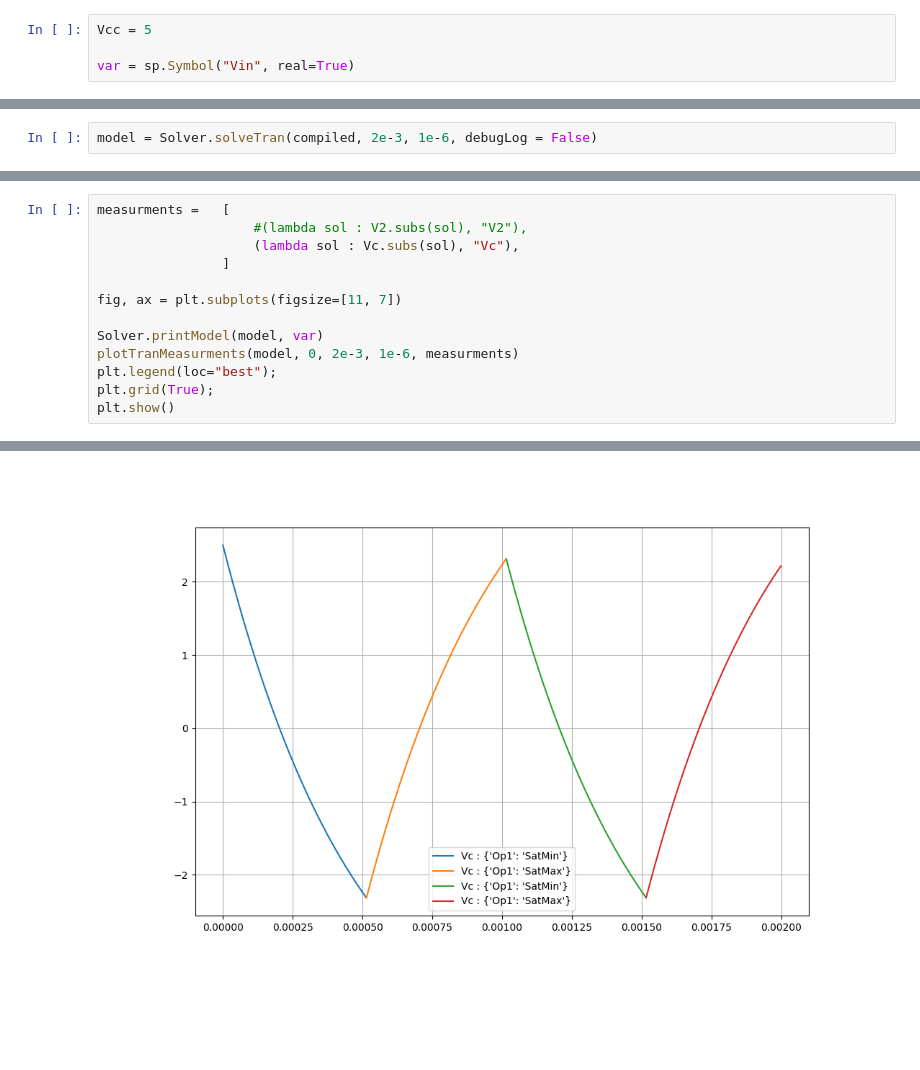
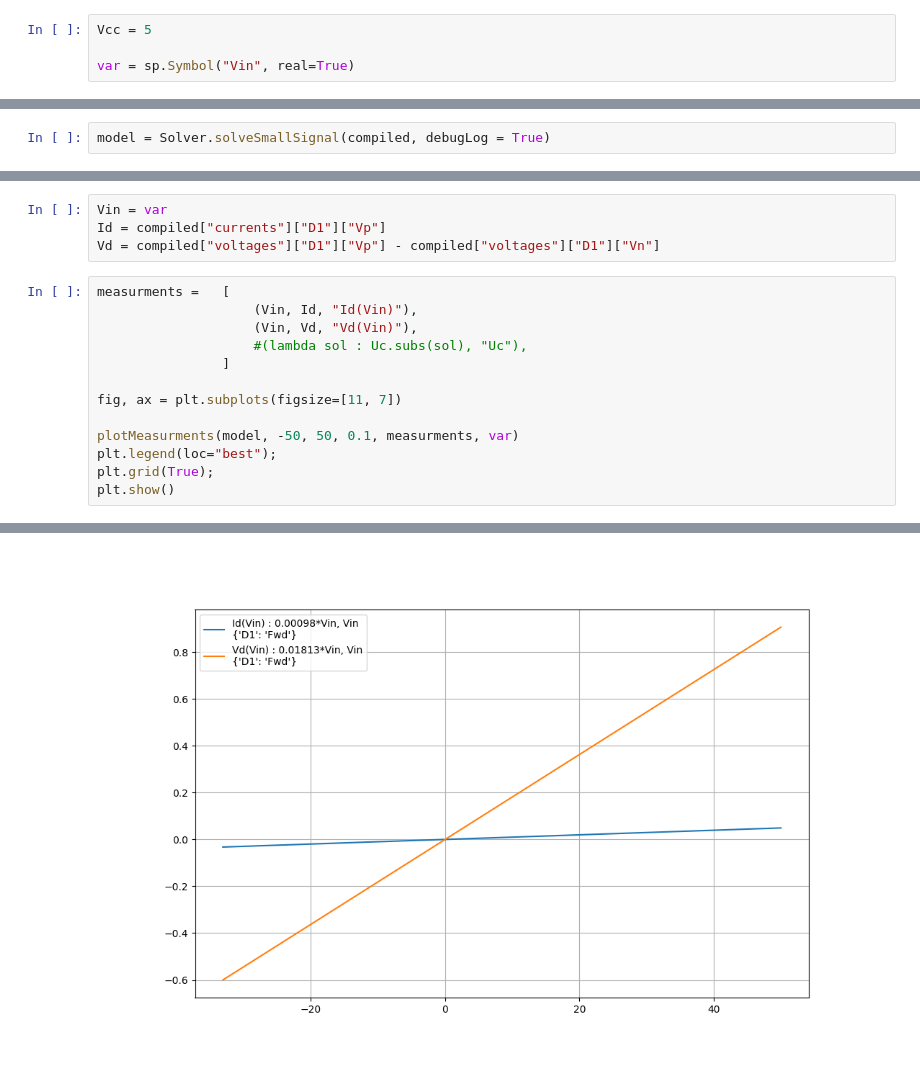
Before and after one commit to Baby1991/Symbolic-Spice, a Jupyter notebook: main.ipynb, the cells around one changed output, grey strips where cells are left out. Drawn from its saved outputs; the diff is of its cells as text; blank space fills up the shorter version.

```diff
--- a/main.ipynb
+++ b/main.ipynb
@@ -41,4 +82,4 @@ Solver.setMain("multivibrator")
 compiled = Solver.compile()
 # %%
-model = Solver.solveTran(compiled, 2e-3, 1e-6, debugLog = False)
+model = Solver.solveSmallSignal(compiled, debugLog = True)
 # %% [output]
@@ -60,13 +110,17 @@ Vc = compiled["nodes"]["Vc"]
+# %%
+Vin = var
+Id = compiled["currents"]["D1"]["Vp"]
+Vd = compiled["voltages"]["D1"]["Vp"] - compiled["voltages"]["D1"]["Vn"]
 # %%
 measurments =   [
-                    #(lambda sol : V2.subs(sol), "V2"),
-                    (lambda sol : Vc.subs(sol), "Vc"),
+                    (Vin, Id, "Id(Vin)"),
+                    (Vin, Vd, "Vd(Vin)"),
+                    #(lambda sol : Uc.subs(sol), "Uc"),
                 ]
 
 fig, ax = plt.subplots(figsize=[11, 7])
 
-Solver.printModel(model, var)
-plotTranMeasurments(model, 0, 2e-3, 1e-6, measurments)
+plotMeasurments(model, -50, 50, 0.1, measurments, var)
 plt.legend(loc="best");
 plt.grid(True);
 plt.show()
@@ -91 +128 @@ Vin ∈ Interval(0.00151599999999997, 0.00199999999999994)
-[figure, old version]
+[figure, new version]
```
Also changed, not shown: parts of 9 cells of this notebook, 4 other files.
